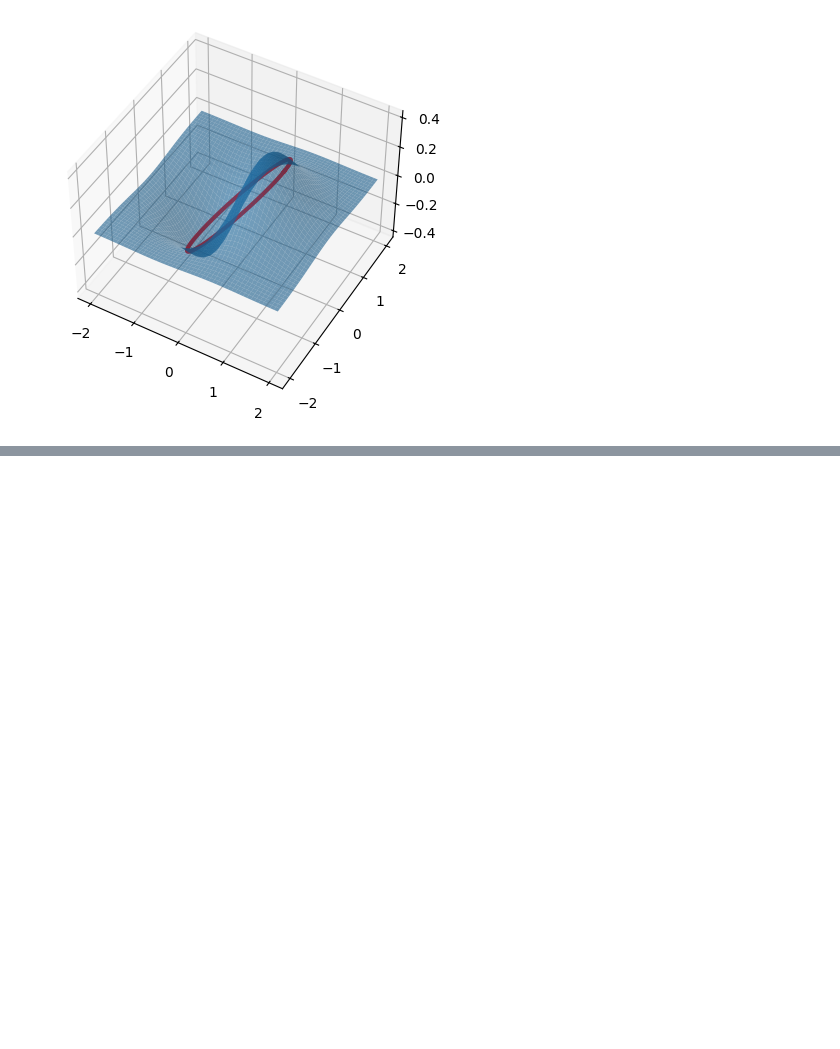
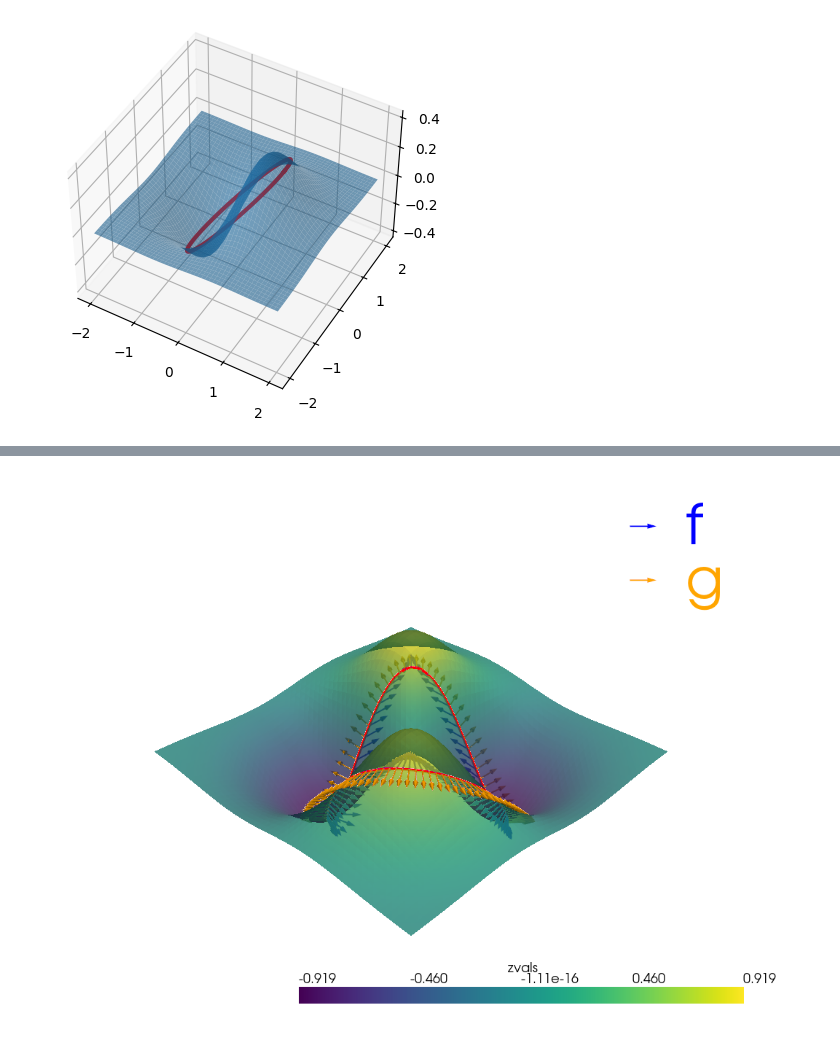
Before and after one commit to Sathi08055/Scientific-Computation, a Jupyter notebook: lagrangemultipliers.ipynb, the cells around one changed output, grey strips where cells are left out. Drawn from its saved outputs; the diff is of its cells as text; code cells hidden in the pictures; blank space fills up the shorter version.

```diff
--- a/lagrangemultipliers.ipynb
+++ b/lagrangemultipliers.ipynb
@@ -22,18 +23,64 @@ plt.show()
 # %% [output]
 [figure]
 # %%
-import pyvista as pv
-import numpy as np
-pv.set_jupyter_backend("trame")
-x = np.linspace(-5, 5, 100)
-y = np.linspace(-5, 5, 100)
+pv.set_jupyter_backend("static")
+
+def f(x, y):
+    return 5*x*y*np.exp(-(x**2 + y**2))
+
+def grad_f(x, y):
+    exp = np.exp(-(x**2 + y**2))
+    dfdx = 5*y*exp*(1 - 2*x**2)
+    dfdy = 5*x*exp*(1 - 2*y**2)
+    return np.column_stack((dfdx, dfdy, np.zeros_like(x)))
+
+def grad_g(x, y):
+    dgdx = 2*(x - 0.2)
+    dgdy = 2*(y - 0.3)
+    return np.column_stack((dgdx, dgdy, np.zeros_like(x)))
+
+x = np.linspace(-2, 2, 50)
+y = np.linspace(-2, 2, 50)
 X, Y = np.meshgrid(x, y)
-Z = np.sin(X**2 + Y**2)
+Z = f(X, Y)
+grid = pv.StructuredGrid(X, Y, Z)
+grid["zvals"] = Z.ravel(order="F")
 
-grid = pv.StructuredGrid(X, Y, Z)
+theta = np.linspace(0, 2*np.pi, 100)
+cx = np.cos(theta) + 0.2
+cy = np.sin(theta) + 0.3
+cz = f(cx, cy)
+curve_pts = np.column_stack((cx, cy, cz))
+curve = pv.lines_from_points(curve_pts)
+gf = grad_f(cx, cy)
+gg = grad_g(cx, cy)
+gf /= np.linalg.norm(gf, axis=1)[:, None]
+gg /= np.linalg.norm(gg, axis=1)[:, None]
+curve_poly = pv.PolyData(curve_pts)
+curve_poly["grad_f"] = gf
+curve_poly["grad_g"] = gg
+pv.Arrow(
+    tip_length=0.2,
+    tip_radius=0.03,
+    shaft_radius=0.01
+)
 
-
-plotter = pv.Plotter(window_size=(800, 600))
-plotter.add_mesh(grid,  cmap="plasma")
+arrows_f = curve_poly.glyph(
+    orient="grad_f",
+    scale=False,
+    factor=0.3
+)
+arrows_g = curve_poly.glyph(
+    orient="grad_g",
+    scale=False,
+    factor=0.3
+)
+plotter = pv.Plotter()
+plotter.add_mesh(grid, scalars="zvals", cmap="viridis", opacity=0.8)
+plotter.add_mesh(curve, color="red", line_width=4,opacity=1)
+plotter.add_mesh(arrows_f, color="blue", label="∇f")
+plotter.add_mesh(arrows_g, color="orange", label="∇g")
+plotter.add_legend()
+plotter.view_isometric()
 plotter.show()
 # %% [output]
@@ -40,0 +87 @@ Widget(value='<iframe src="http://localhost:58748/index.html?ui=P_0x1fba3855400_
+[figure, added]
```
Also changed, not shown: parts of 2 cells of this notebook, 1 other file.
